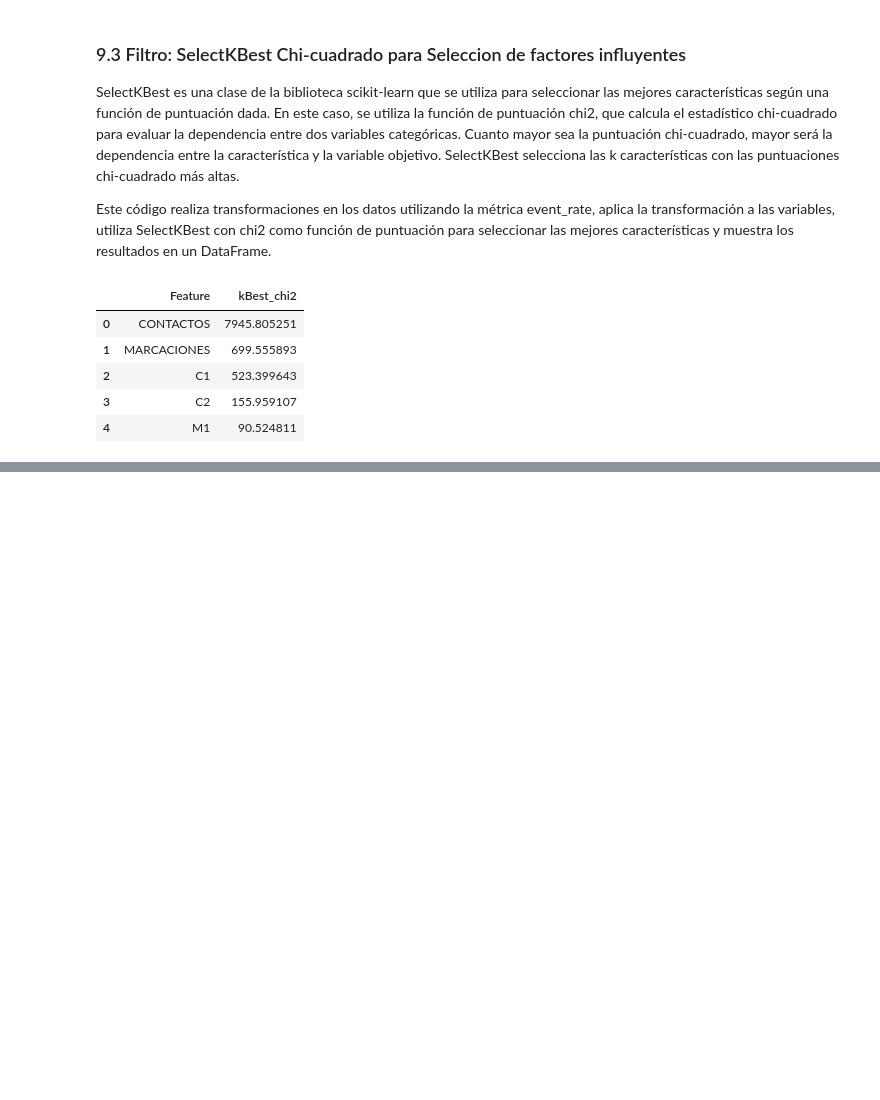
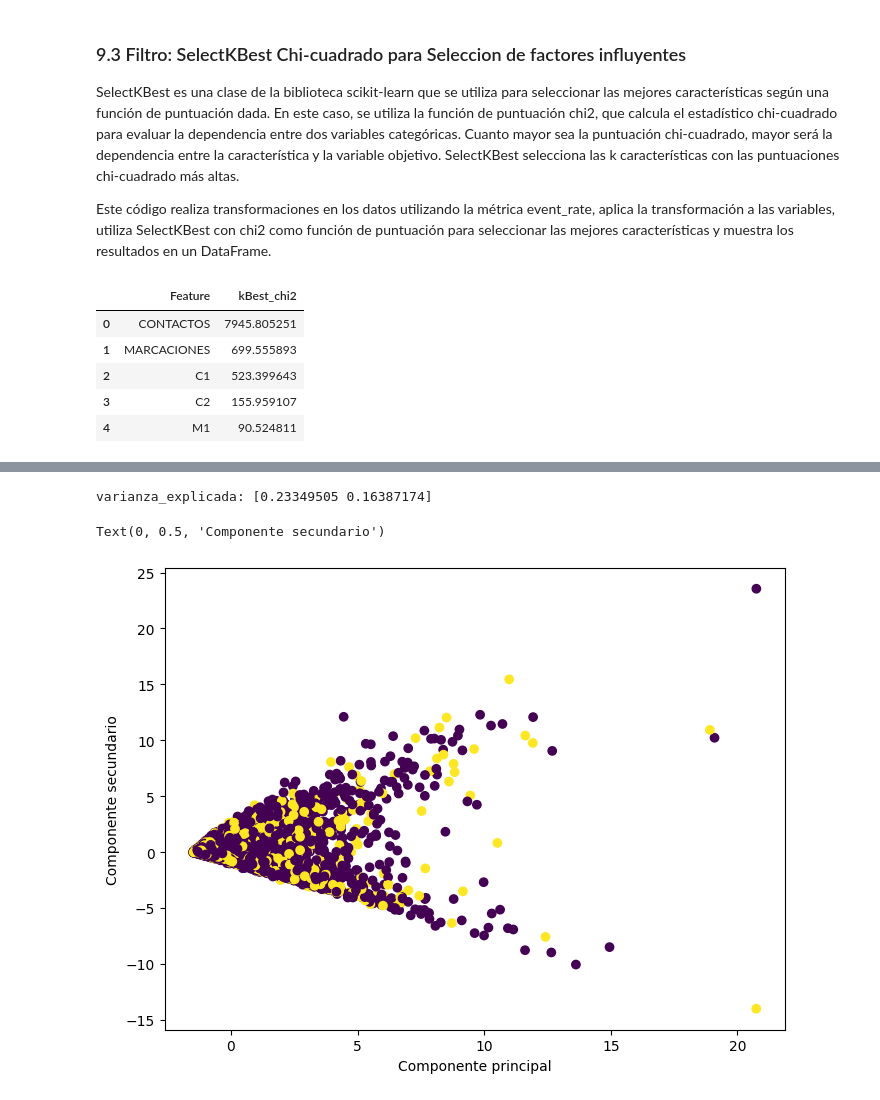
Before and after one commit to JCSR2022/Git_Challenge_Coppel, a Jupyter notebook: Challenge_Modelo_contactabilidad.ipynb, the cells around one changed output, grey strips where cells are left out. Saved outputs shown, nothing was run; the diff lists cells and outputs as text; code cells hidden in the pictures; blank space fills up the shorter version.

```diff
--- a/Challenge_Modelo_contactabilidad.ipynb
+++ b/Challenge_Modelo_contactabilidad.ipynb
@@ -1271,8 +1293,6 @@ SelectKBest es una clase de la biblioteca scikit-learn que se utiliza para selec
 
 Este código realiza transformaciones en los datos utilizando la métrica event_rate, aplica la transformación a las variables, utiliza SelectKBest con chi2 como función de puntuación para seleccionar las mejores características y muestra los resultados en un DataFrame.
 # %%
-# En este caso se puede utilizar una transformacion de los datos
-#   utilizando event_rate en vez de woe,
 #   esto porque chi2 no permite valores negativos
 preproceso_chi2 = preprocesamiento(revision)
 
@@ -1280,7 +1300,7 @@ preproceso_chi2 = preprocesamiento(revision)
 preproceso_chi2.crea_EDAD_NORM('EDAD')
 
 #Se aplica woe a todas las variables (menos a target)
-for columna in preproceso_woe.df.columns[:-1]:
+for columna in preproceso_chi2.df.columns[:-1]:
      preproceso_chi2.mod_woe(columna,'TARGET','event_rate')
 
 x = preproceso_chi2.df.iloc[:,:-1]
@@ -1289,6 +1309,8 @@ y = preproceso_chi2.df[['TARGET']]
 prueba = SelectKBest(score_func=chi2,k = 5)
 entrenamiento = prueba.fit(x,y)
 
+x_final =  prueba.transform(x)
+
 df_SelectKBest = pd.DataFrame({'Feature': x.columns ,'kBest_chi2' :entrenamiento.scores_} )
 df_SelectKBest.sort_values(by='kBest_chi2', ascending=False,inplace=True)
 df_SelectKBest.reset_index(inplace=True,drop=True)
@@ -1375,2 +1337,60 @@ Length: 94419, dtype: int64
+# %%
+from sklearn.decomposition import PCA
+from sklearn.preprocessing import StandardScaler
+
+
+preproceso = preprocesamiento(revision)
+preproceso.df = preproceso.df.sample(10000)
+
+# Se convierten todas las variables
+preproceso.crea_EDAD_NORM('EDAD')
+
+# para variar un poco se ustilizara la conversion mas sencilla
+# en las variables categoricas
+preproceso.mod_columna_OneHot('ESTADO')
+preproceso.mod_columna_OneHot('ESTADOCIVIL')
+preproceso.mod_columna_OneHot_binario('SEXO')
+preproceso.mod_columna_Transf_Quantile('INGRESO')
+
+#Tambien se pueden utilizar otras formas de normalizar
+def trans_StandardScaler(df_org,columnas):
+    df = df_org[columnas]
+    escalador = StandardScaler()
+    escalador.fit(df)
+    data_transf = escalador.transform(df)
+    df_trans = pd.DataFrame (revisar,columns = otras_columnas)
+    for columna in df_trans.columns:
+        df_org[columna] = df_trans[columna]
+    return df_org
+otras_columnas = ['MORAS','MARCACIONES', 'CONTACTOS', 'M1', 'C1', 'M2', 'C2','M3', 'C3', 'ANTIGUEDAD']
+preproceso.df = trans_StandardScaler(preproceso.df,otras_columnas)
+
+
+
+#Se define la cantidad componentes a utilizar
+k = 2
+# Crearmos instancia de la clase `PCA`:
+pca = PCA(n_components=k)
+
+X = preproceso.df.drop(columns = ['TARGET'])
+y = preproceso.df['TARGET'].to_numpy()
+
+pca.fit(X)
+
+componentes_principales = pca.components_
+varianza_explicada = pca.explained_variance_ratio_
+
+X_transformado = pca.transform(X)
+
+print('varianza_explicada:',varianza_explicada)
+
+plt.figure(figsize= (8,6))
+plt.scatter(X_transformado[:,0],X_transformado[:,1],c = y)
+plt.xlabel('Componente principal')
+plt.ylabel('Componente secundario')
+# %% [output]
+varianza_explicada: [0.23349505 0.16387174]
+Text(0, 0.5, 'Componente secundario')
+[figure, added]
 # %% [markdown]
 ### 9.5: Envoltura: Feature Importance Tree Classifier
```
Also changed, not shown: parts of 28 cells of this notebook, 1 other file.
